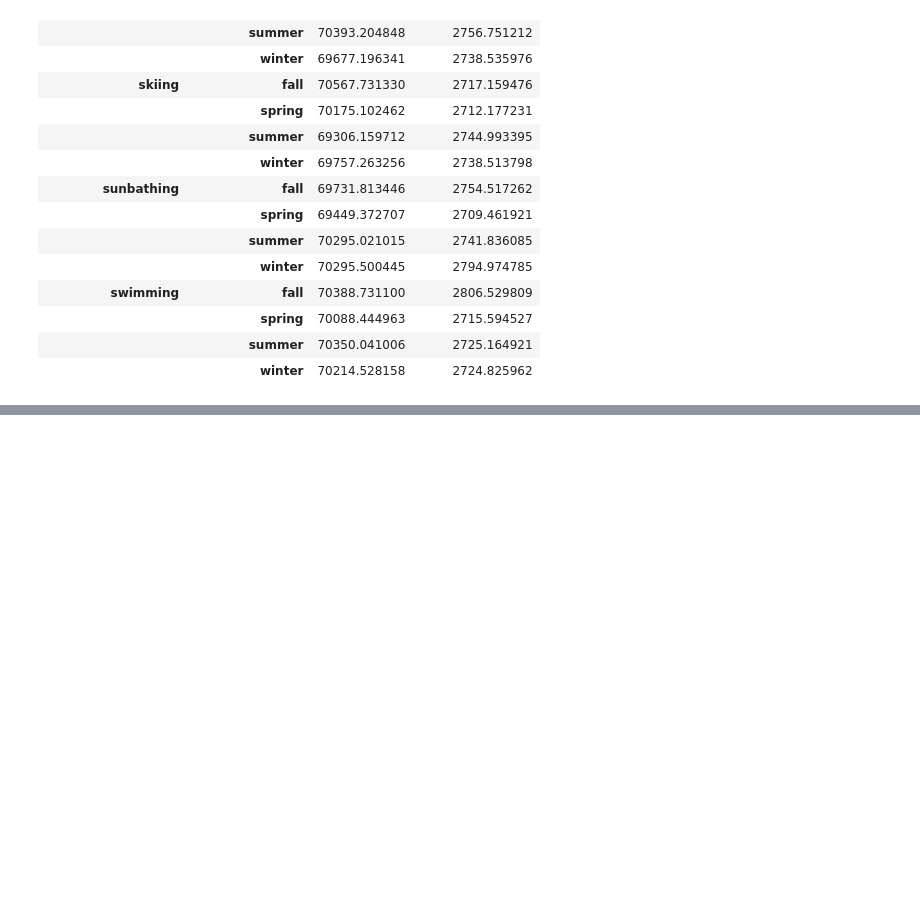
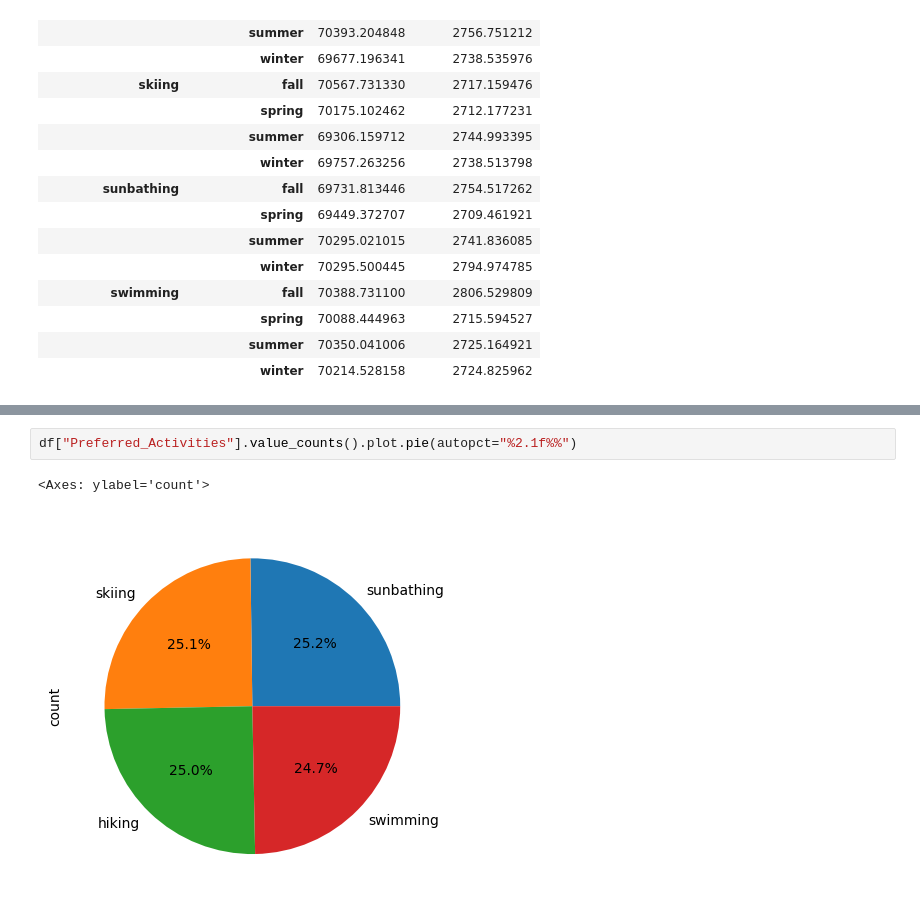
Before and after one commit to A01751322/evidencia_final, a Jupyter notebook: visualizaciondedatos.ipynb, the cells around one changed output, grey strips where cells are left out. Saved outputs shown, nothing was run; the diff lists cells and outputs as text; blank space fills up the shorter version.

```diff
--- a/visualizaciondedatos.ipynb
+++ b/visualizaciondedatos.ipynb
@@ -80,0 +91,5 @@ df.groupby(["Preferred_Activities", "Favorite_Season"])[["Income", "Vacation_Bud
+# %%
+df["Preferred_Activities"].value_counts().plot.pie(autopct="%2.1f%%")
+# %% [output]
+<Axes: ylabel='count'>
+[figure, added]
```
Also changed, not shown: parts of 2 cells of this notebook.
